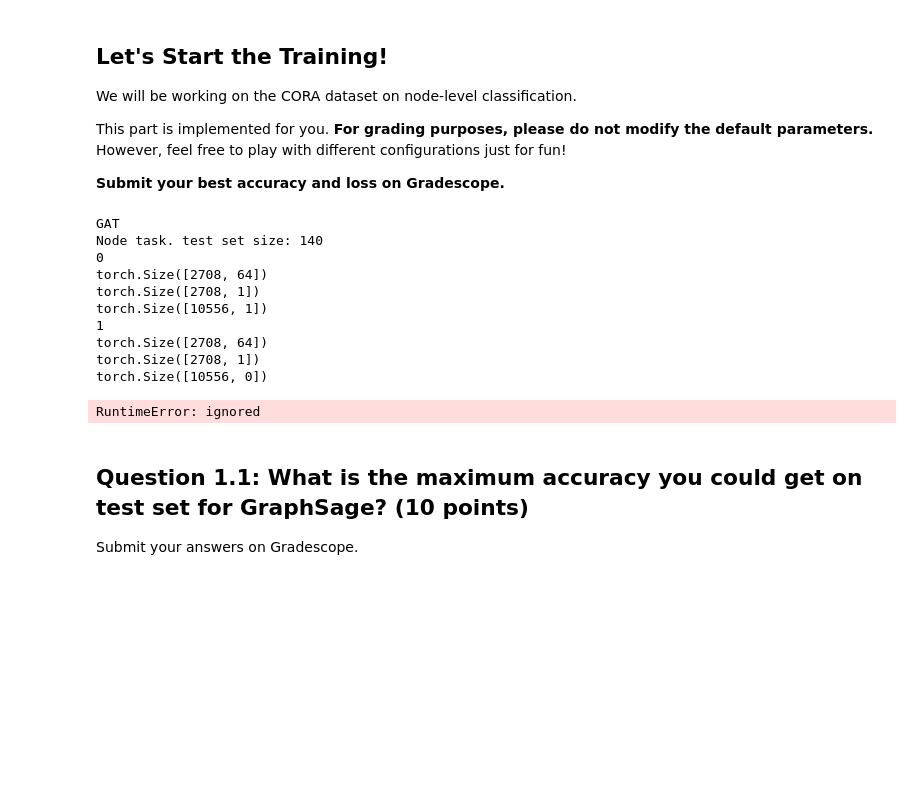
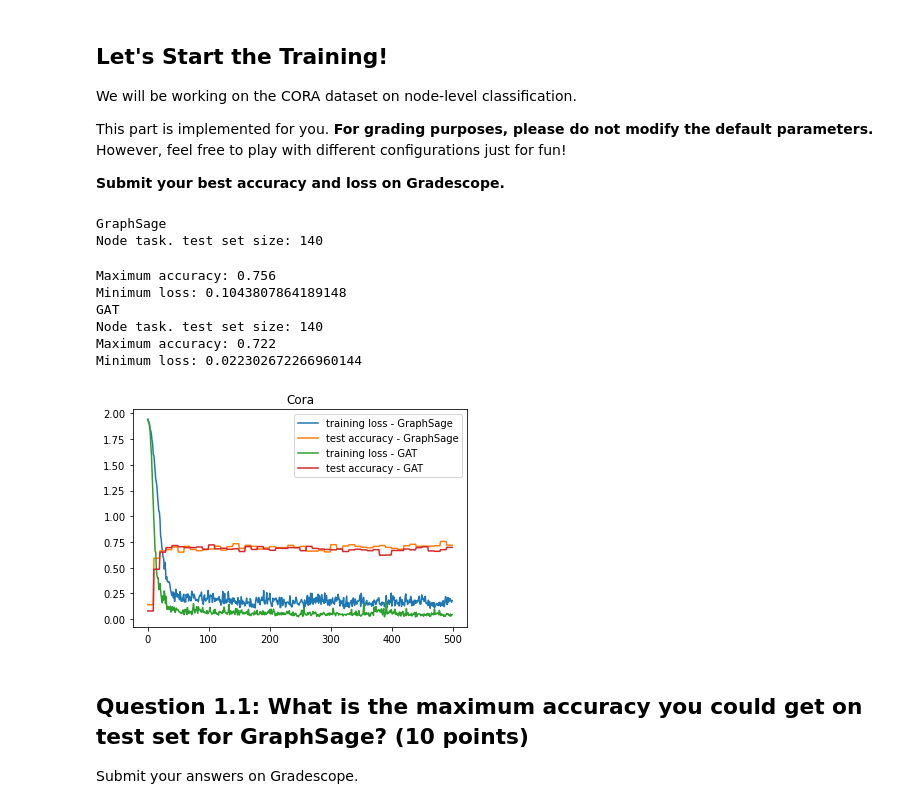
Before and after one commit to chefPony/cs224w-ml-with-graphs, a Jupyter notebook: CS224W_Colab_3.ipynb, the cells around one changed output. Cells and saved outputs as stored; diff of their text form; code cells hidden in the pictures; blank space fills up the shorter version.

```diff
--- a/CS224W_Colab_3.ipynb
+++ b/CS224W_Colab_3.ipynb
@@ -560,45 +544,43 @@ def main():
         {'model_type': 'GraphSage', 'dataset': 'cora', 'num_layers': 2, 'heads': 1, 'batch_size': 32, 'hidden_dim': 32, 'dropout': 0.5, 'epochs': 500, 'opt': 'adam', 'opt_scheduler': 'none', 'opt_restart': 0, 'weight_decay': 5e-3, 'lr': 0.01},
     ]:
         args = objectview(args)
-        for model in ["GAT"]:#['GraphSage', 'GAT']:
+        for model in ['GraphSage', 'GAT']:
             print(model)
             args.model_type = model
 
             # Match the dimension.
             if model == 'GAT':
               args.heads = 2
             else:
               args.heads = 1
 
             if args.dataset == 'cora':
                 dataset = Planetoid(root='/tmp/cora', name='Cora')
             else:
                 raise NotImplementedError("Unknown dataset")
             test_accs, losses = train(dataset, args)
 
             print("Maximum accuracy: {0}".format(max(test_accs)))
             print("Minimum loss: {0}".format(min(losses)))
 
             plt.title(dataset.name)
             plt.plot(losses, label="training loss" + " - " + args.model_type)
             plt.plot(test_accs, label="test accuracy" + " - " + args.model_type)
         plt.legend()
         plt.show()
 
 if __name__ == '__main__':
     main()
 # %% [output]
-GAT
+GraphSage
 Node task. test set size: 140
-0
-torch.Size([2708, 64])
-torch.Size([2708, 1])
-torch.Size([10556, 1])
-1
-torch.Size([2708, 64])
-torch.Size([2708, 1])
-torch.Size([10556, 0])
-RuntimeError: ignored
+Maximum accuracy: 0.756
+Minimum loss: 0.1043807864189148
+GAT
+Node task. test set size: 140
+Maximum accuracy: 0.722
+Minimum loss: 0.022302672266960144
+[figure, added]
 # %% [markdown]
 ## Question 1.1: What is the maximum accuracy you could get on test set for GraphSage? (10 points)
 
```
Also changed, not shown: parts of 10 cells of this notebook.
